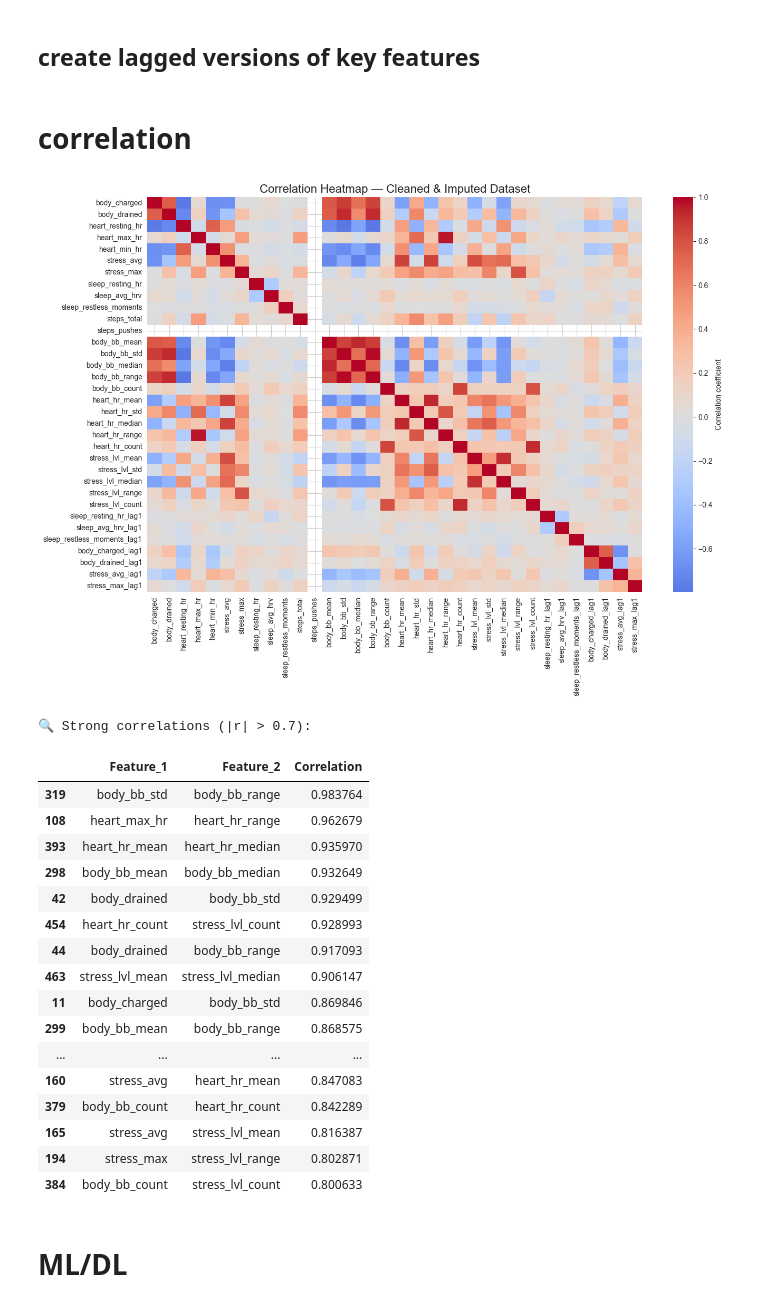
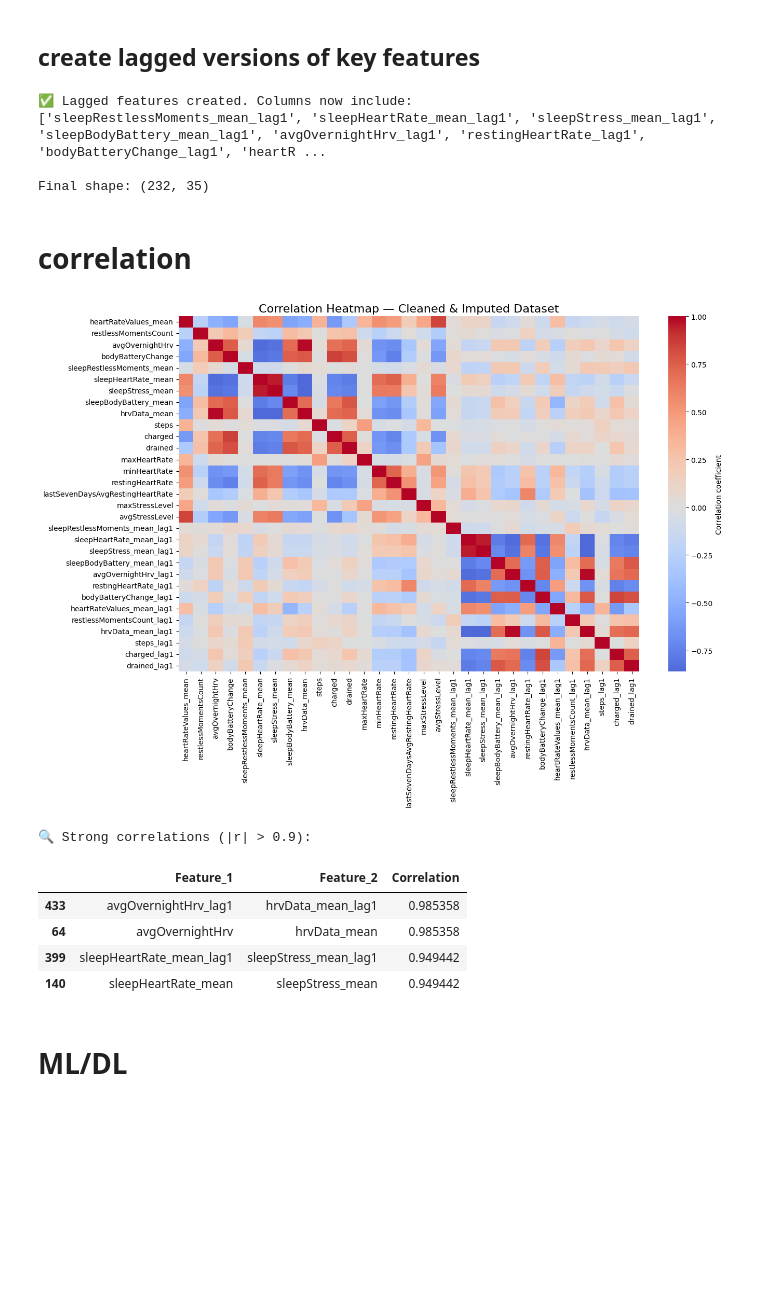
Before and after one commit to tolgasabanoglu/spatiotemporal, a Jupyter notebook: notebooks/analysis.ipynb, the cells around one changed output. Cells and saved outputs as stored; diff of their text form; code cells hidden in the pictures; blank space fills up the shorter version.

```diff
--- a/notebooks/analysis.ipynb
+++ b/notebooks/analysis.ipynb
@@ -522,0 +356,4 @@ The problem: cause–effect is delayed
+# %%
+print("=== Columns and Data Types ===")
+for col, dtype in merged_daily_agg.dtypes.items():
+    print(f"{col:40}  {dtype}")
@@ -539,26 +380,68 @@ for col in lag_features:
+# %%
+import pandas as pd
+
+# Make a copy to avoid modifying the original
+df_lagged = merged_daily_agg.copy()
+
+# Columns selected for lagging (time-varying, meaningful)
+lag_columns = [
+    'sleepRestlessMoments_mean',
+    'sleepHeartRate_mean',
+    'sleepStress_mean',
+    'sleepBodyBattery_mean',
+    'avgOvernightHrv',
+    'restingHeartRate',
+    'bodyBatteryChange',
+    'heartRateValues_mean',
+    'restlessMomentsCount',
+    'hrvData_mean',
+    'steps',
+    'charged',
+    'drained'
+]
+
+# Sort by date just in case
+df_lagged = df_lagged.sort_values('date').reset_index(drop=True)
+
+# Create lagged features for 1 day (t-1)
+for col in lag_columns:
+    df_lagged[f'{col}_lag1'] = df_lagged[col].shift(1)
+
+# Optionally, drop the first row which now has NaNs due to lag
+df_lagged = df_lagged.dropna(subset=[f'{col}_lag1' for col in lag_columns])
+
+# Check the new columns
+print("✅ Lagged features created. Columns now include:")
+print([col for col in df_lagged.columns if '_lag1' in col])
+print("\nFinal shape:", df_lagged.shape)
+# %% [output]
+✅ Lagged features created. Columns now include:
+['sleepRestlessMoments_mean_lag1', 'sleepHeartRate_mean_lag1', 'sleepStress_mean_lag1', 'sleepBodyBattery_mean_lag1', 'avgOvernightHrv_lag1', 'restingHeartRate_lag1', 'bodyBatteryChange_lag1', 'heartR ...
+
+Final shape: (232, 35)
 # %% [markdown]
 # correlation
 # %%
 # --- 3. Correlation matrix ---
-corr = df_filled.select_dtypes(include=[np.number]).corr()
+corr = df_lagged.select_dtypes(include=[np.number]).corr()
 
 plt.figure(figsize=(14, 10))
 sns.heatmap(
     corr,
     cmap='coolwarm',
     center=0,
     annot=False,
     fmt='.2f',
     cbar_kws={'label': 'Correlation coefficient'}
 )
 plt.title('Correlation Heatmap — Cleaned & Imputed Dataset', fontsize=16)
 plt.tight_layout()
 plt.show()
 # %% [output]
-[figure, old version]
+[figure, new version]
 # %%
 # Compute correlation matrix
-corr = df_filled.select_dtypes(include=[np.number]).corr()
+corr = df_lagged.select_dtypes(include=[np.number]).corr()
 
 # Take the upper triangle (to avoid duplicate pairs)
 upper_tri = corr.where(np.triu(np.ones(corr.shape), k=1).astype(bool))
@@ -570,33 +453,21 @@ strong_corrs = (
     .rename(columns={'level_0': 'Feature_1', 'level_1': 'Feature_2', 0: 'Correlation'})
 )
 
-strong_corrs = strong_corrs[strong_corrs['Correlation'].abs() > 0.8]\
+strong_corrs = strong_corrs[strong_corrs['Correlation'].abs() > 0.9]\
     .sort_values(by='Correlation', ascending=False)
 
 # Display results
 if not strong_corrs.empty:
-    print("🔍 Strong correlations (|r| > 0.7):")
+    print("🔍 Strong correlations (|r| > 0.9):")
     display(strong_corrs)
 else:
     print("No correlations above 0.8 found.")
 # %% [output]
-🔍 Strong correlations (|r| > 0.7):
+🔍 Strong correlations (|r| > 0.9):
 |  | Feature_1 | Feature_2 | Correlation |
-| 319 | body_bb_std | body_bb_range | 0.983764 |
-| 108 | heart_max_hr | heart_hr_range | 0.962679 |
-| 393 | heart_hr_mean | heart_hr_median | 0.935970 |
-| 298 | body_bb_mean | body_bb_median | 0.932649 |
-| 42 | body_drained | body_bb_std | 0.929499 |
-| 454 | heart_hr_count | stress_lvl_count | 0.928993 |
-| 44 | body_drained | body_bb_range | 0.917093 |
-| 463 | stress_lvl_mean | stress_lvl_median | 0.906147 |
-| 11 | body_charged | body_bb_std | 0.869846 |
-| 299 | body_bb_mean | body_bb_range | 0.868575 |
-| ... | ... | ... | ... |
-| 160 | stress_avg | heart_hr_mean | 0.847083 |
-| 379 | body_bb_count | heart_hr_count | 0.842289 |
-| 165 | stress_avg | stress_lvl_mean | 0.816387 |
-| 194 | stress_max | stress_lvl_range | 0.802871 |
-| 384 | body_bb_count | stress_lvl_count | 0.800633 |
+| 433 | avgOvernightHrv_lag1 | hrvData_mean_lag1 | 0.985358 |
+| 64 | avgOvernightHrv | hrvData_mean | 0.985358 |
+| 399 | sleepHeartRate_mean_lag1 | sleepStress_mean_lag1 | 0.949442 |
+| 140 | sleepHeartRate_mean | sleepStress_mean | 0.949442 |
 # %% [markdown]
 # ML/DL
```
Also changed, not shown: parts of 24 cells of this notebook.
